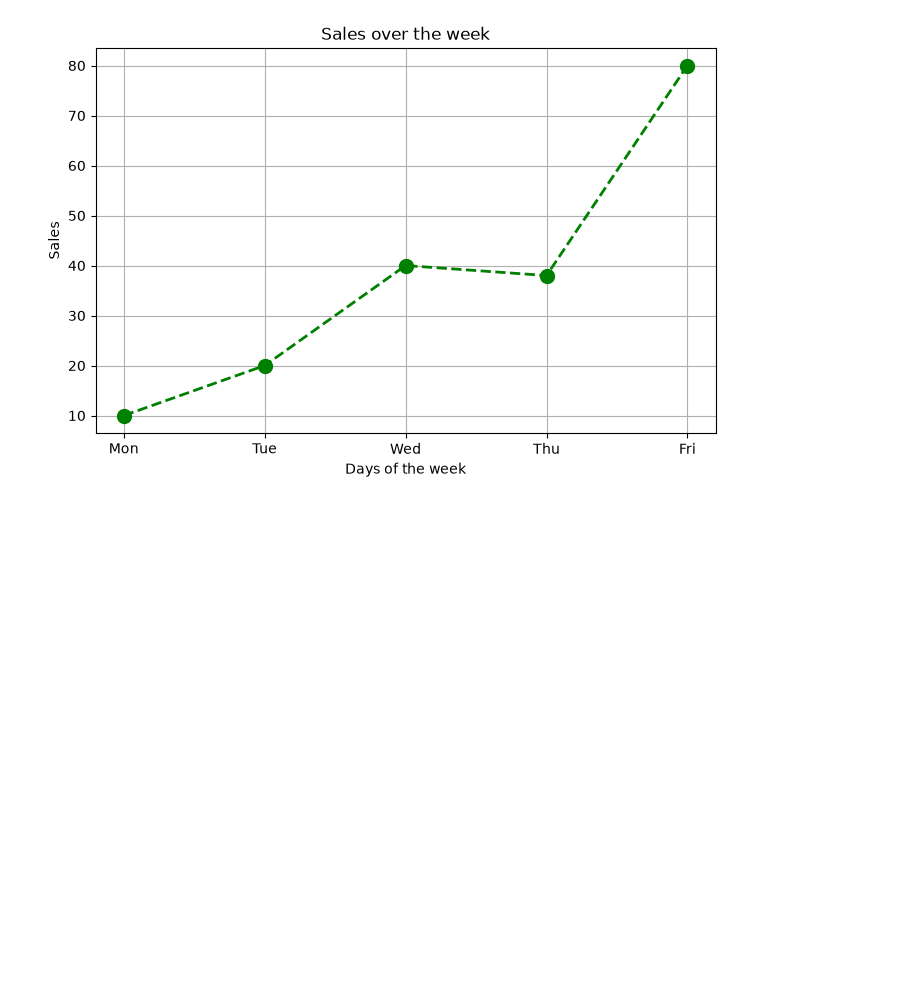
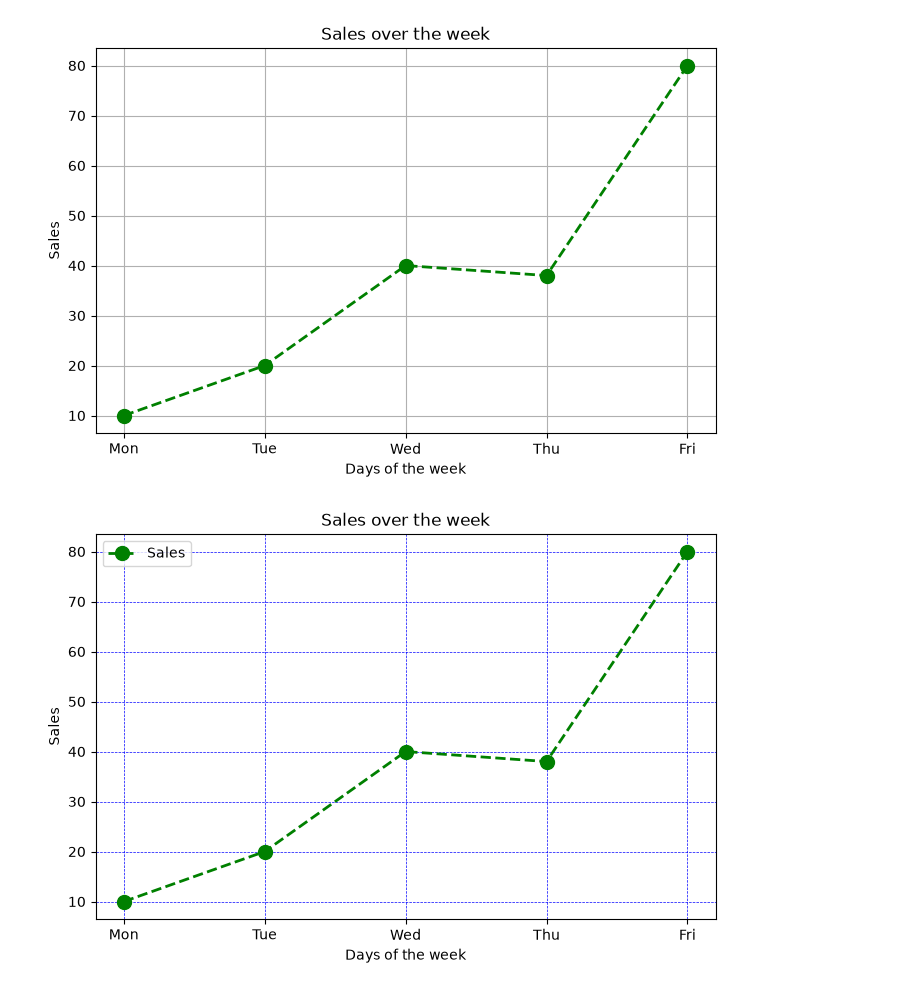
Before and after one commit to MYounus-Codes/learning-complete-machine-learning-from-sctrach, a Jupyter notebook: 04_data_libraries/03_matplotlib/introduction.ipynb, the cells around one changed output. Drawn from its saved outputs; the diff is of its cells as text; code cells hidden in the pictures; blank space fills up the shorter version.

Commit message:
matplotlib: customizing

```diff
--- a/04_data_libraries/03_matplotlib/introduction.ipynb
+++ b/04_data_libraries/03_matplotlib/introduction.ipynb
@@ -23,3 +23,19 @@ plt.grid()
 plt.show()
 # %% [output]
 [figure]
+# %%
+## Customizing the plot with different styles and colors
+# Creating another line plot with different style
+x = ["Mon", "Tue", "Wed", "Thu", "Fri"]
+y = [10, 20, 40, 38, 80]
+plt.figure(figsize=(8, 5))
+plt.plot(x, y, color='green', marker='o', linestyle='dashed', linewidth=2, markersize=10, label='Sales')
+# plt.plot(x, y)
+plt.title("Sales over the week")
+plt.xlabel("Days of the week")
+plt.ylabel("Sales")
+plt.legend()
+plt.grid(color="blue", linestyle="--", linewidth=0.5)
+plt.show()
+# %% [output]
+[figure, added]
```
